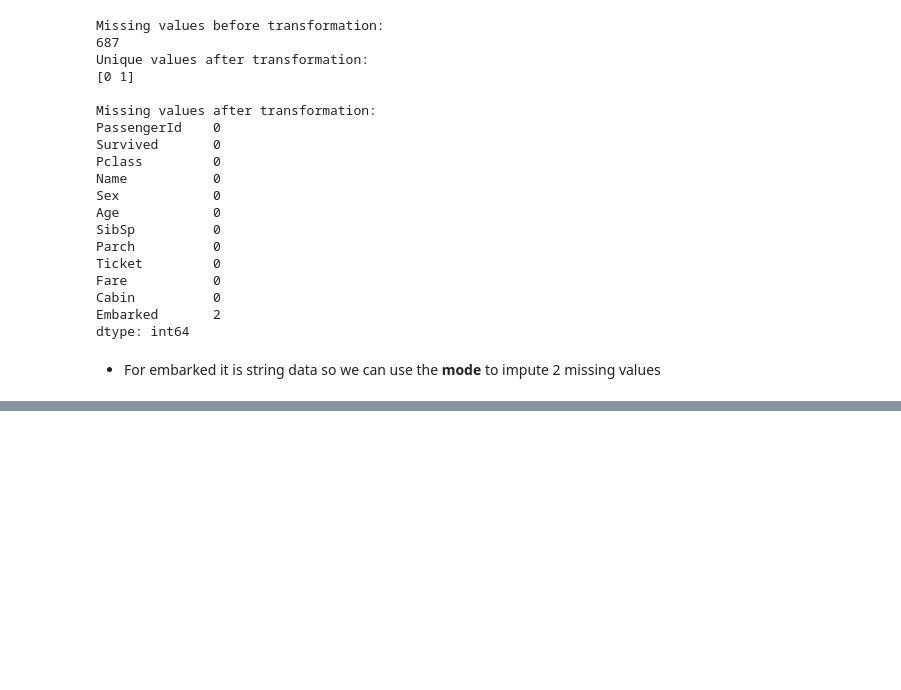
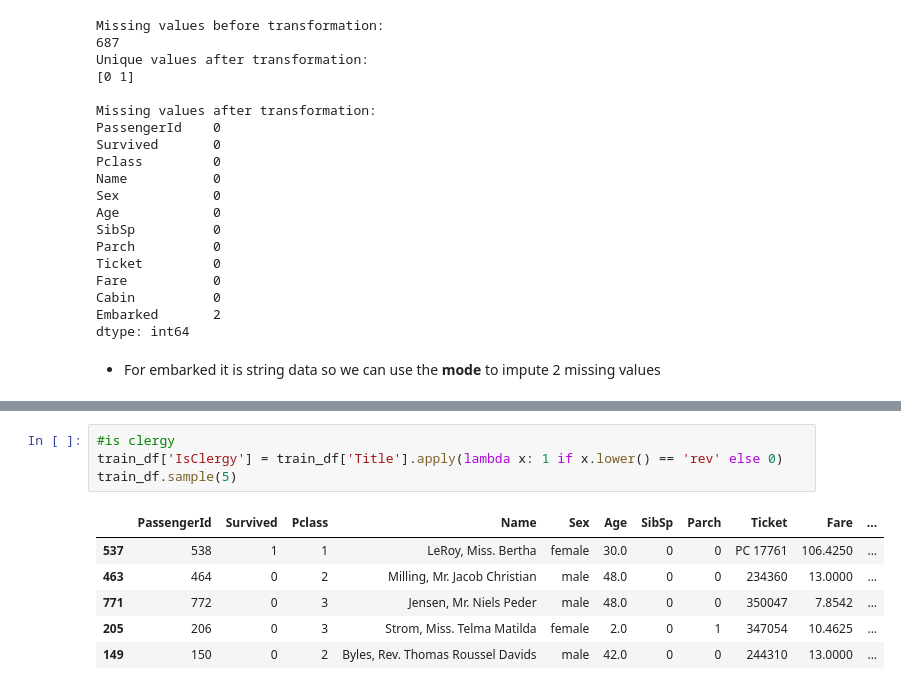
Before and after one commit to nfacciol/Project-C-ML, a Jupyter notebook: titanic.ipynb, the cells around one changed output, grey strips where cells are left out. Drawn from its saved outputs; the diff is of its cells as text; blank space fills up the shorter version.

```diff
--- a/titanic.ipynb
+++ b/titanic.ipynb
@@ -276,0 +325,11 @@ dtype: int64
+# %%
+#is clergy
+train_df['IsClergy'] = train_df['Title'].apply(lambda x: 1 if x.lower() == 'rev' else 0)
+train_df.sample(5)
+# %% [output]
+|  | PassengerId | Survived | Pclass | Name | Sex | Age | SibSp | Parch | Ticket | Fare | ... |
+| 537 | 538 | 1 | 1 | LeRoy, Miss. Bertha | female | 30.0 | 0 | 0 | PC 17761 | 106.4250 | ... |
+| 463 | 464 | 0 | 2 | Milling, Mr. Jacob Christian | male | 48.0 | 0 | 0 | 234360 | 13.0000 | ... |
+| 771 | 772 | 0 | 3 | Jensen, Mr. Niels Peder | male | 48.0 | 0 | 0 | 350047 | 7.8542 | ... |
+| 205 | 206 | 0 | 3 | Strom, Miss. Telma Matilda | female | 2.0 | 0 | 1 | 347054 | 10.4625 | ... |
+| 149 | 150 | 0 | 2 | Byles, Rev. Thomas Roussel Davids | male | 42.0 | 0 | 0 | 244310 | 13.0000 | ... |
```
Also changed, not shown: parts of 10 cells of this notebook.
